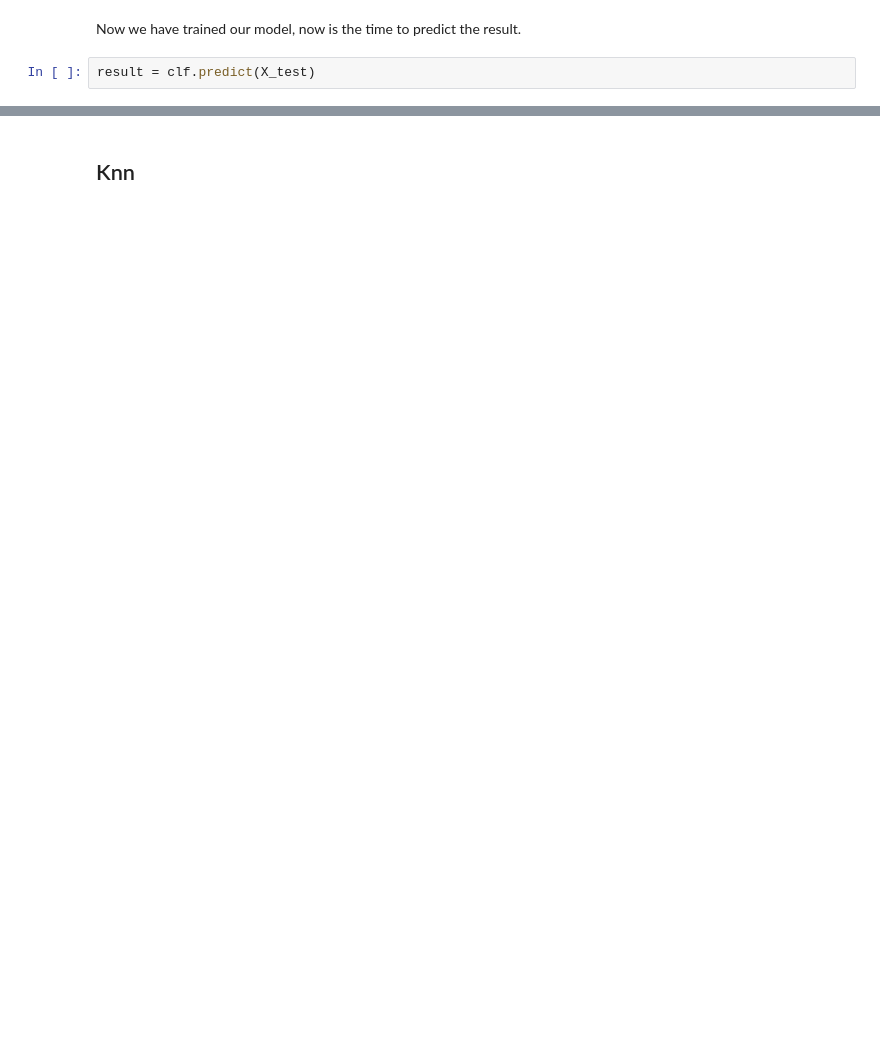
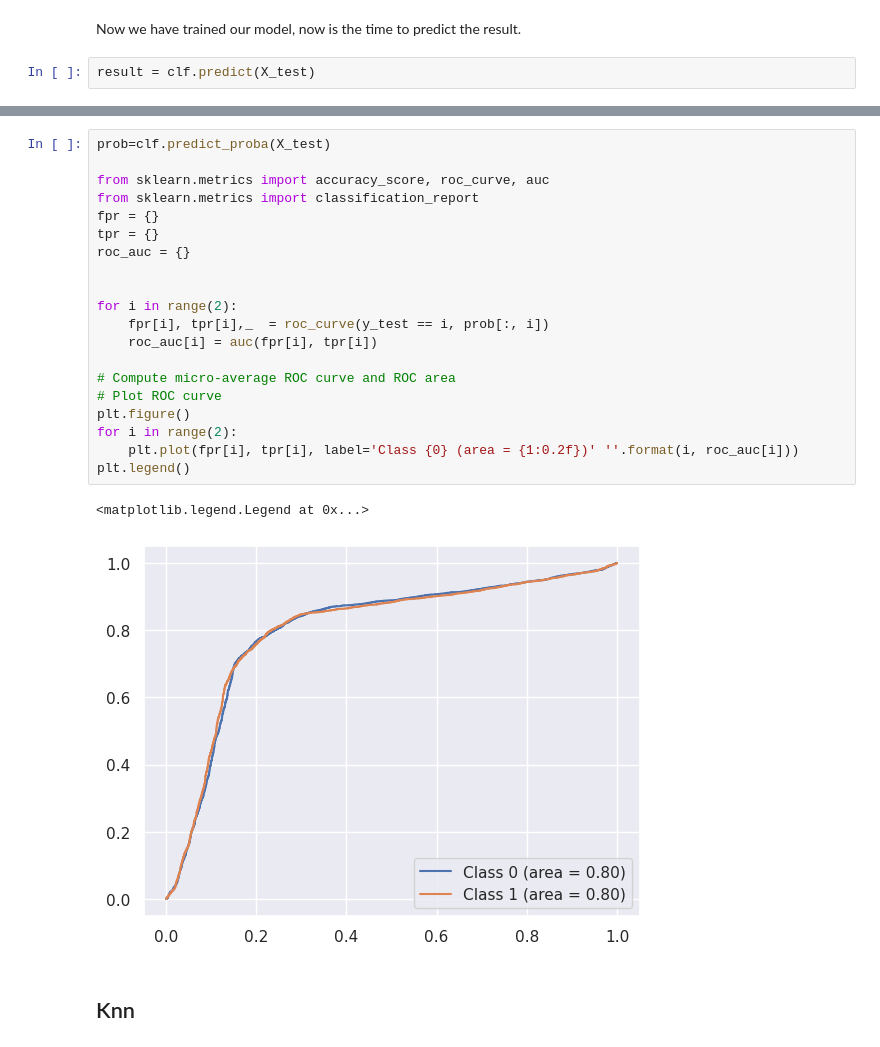
Before and after one commit to davidfeliu/LOL-SOLO-Q-Ranked-Games-Predictor, a Jupyter notebook: notebooks/Main.ipynb, the cells around one changed output, grey strips where cells are left out. Drawn from its saved outputs; the diff is of its cells as text; blank space fills up the shorter version.

```diff
--- a/notebooks/Main.ipynb
+++ b/notebooks/Main.ipynb
@@ -212,3 +247,26 @@ print(classification_report(y_test,result))
+# %%
+prob=clf.predict_proba(X_test)
+
+from sklearn.metrics import accuracy_score, roc_curve, auc
+from sklearn.metrics import classification_report
+fpr = {}
+tpr = {}
+roc_auc = {}
+
+
+for i in range(2):
+    fpr[i], tpr[i],_  = roc_curve(y_test == i, prob[:, i])
+    roc_auc[i] = auc(fpr[i], tpr[i])
+
+# Compute micro-average ROC curve and ROC area
+# Plot ROC curve
+plt.figure()
+for i in range(2):
+    plt.plot(fpr[i], tpr[i], label='Class {0} (area = {1:0.2f})' ''.format(i, roc_auc[i]))
+plt.legend()
+# %% [output]
+<matplotlib.legend.Legend at 0x...>
+[figure, added]
 # %% [markdown]
 ## Knn
 # %%
```
Also changed, not shown: parts of 25 cells of this notebook, 1 other file.
